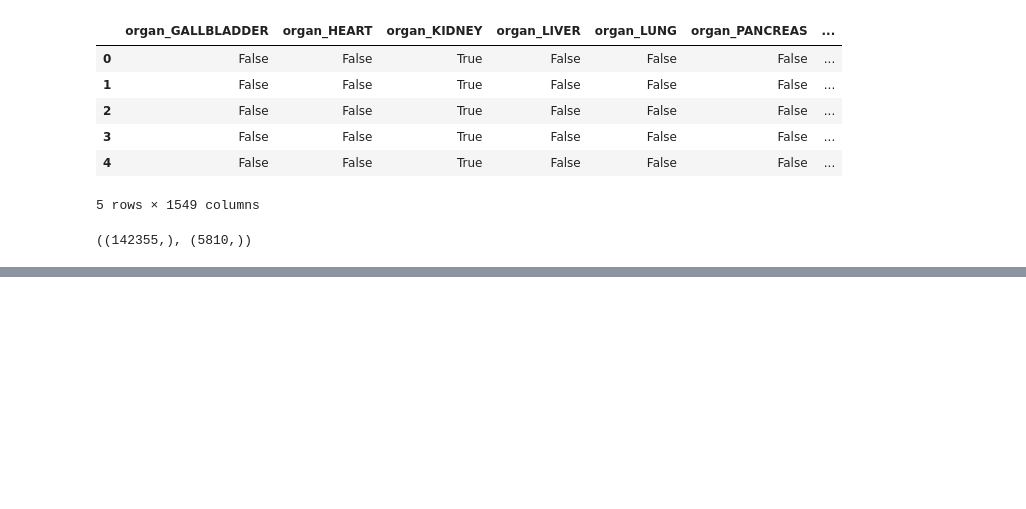
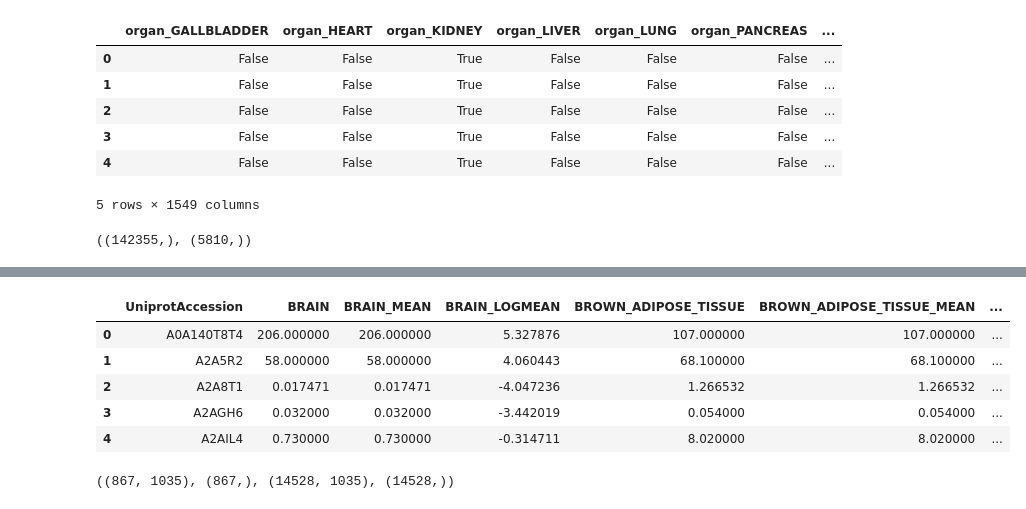
Before and after one commit to weberd26/protein-abundance-PMDA2025, a Jupyter notebook: PPI_to_abundance.ipynb, the cells around one changed output, grey strips where cells are left out. Cells and saved outputs as stored; diff of their text form; code cells hidden in the pictures; blank space fills up the shorter version.

```diff
--- a/PPI_to_abundance.ipynb
+++ b/PPI_to_abundance.ipynb
@@ -713,0 +973,9 @@ Validation score: 0.040620
+# %%
+test_embeddings_means_mouse.iloc[:,0:10].head()
+# %% [output]
+|  | UniprotAccession | BRAIN | BRAIN_MEAN | BRAIN_LOGMEAN | BROWN_ADIPOSE_TISSUE | BROWN_ADIPOSE_TISSUE_MEAN | ... |
+| 0 | A0A140T8T4 | 206.000000 | 206.000000 | 5.327876 | 107.000000 | 107.000000 | ... |
+| 1 | A2A5R2 | 58.000000 | 58.000000 | 4.060443 | 68.100000 | 68.100000 | ... |
+| 2 | A2A8T1 | 0.017471 | 0.017471 | -4.047236 | 1.266532 | 1.266532 | ... |
+| 3 | A2AGH6 | 0.032000 | 0.032000 | -3.442019 | 0.054000 | 0.054000 | ... |
+| 4 | A2AIL4 | 0.730000 | 0.730000 | -0.314711 | 8.020000 | 8.020000 | ... |
@@ -713,0 +992,4 @@ Validation score: 0.040620
+# %%
+X_phase2_test.shape, y_phase2_test.shape, X_phase2_train.shape, y_phase2_train.shape
+# %% [output]
+((867, 1035), (867,), (14528, 1035), (14528,))
```
Also changed, not shown: parts of 36 cells of this notebook, 4 other files.
